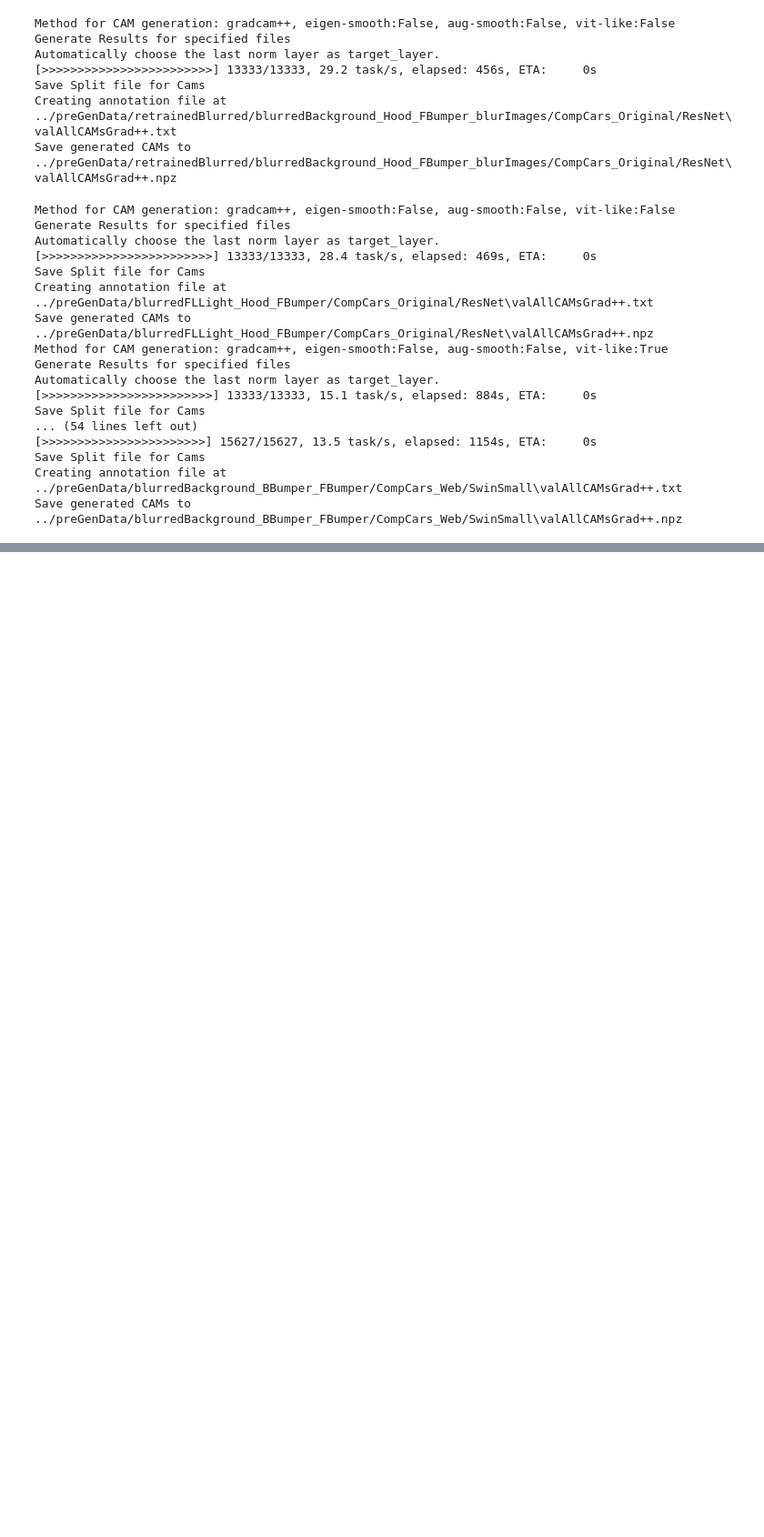
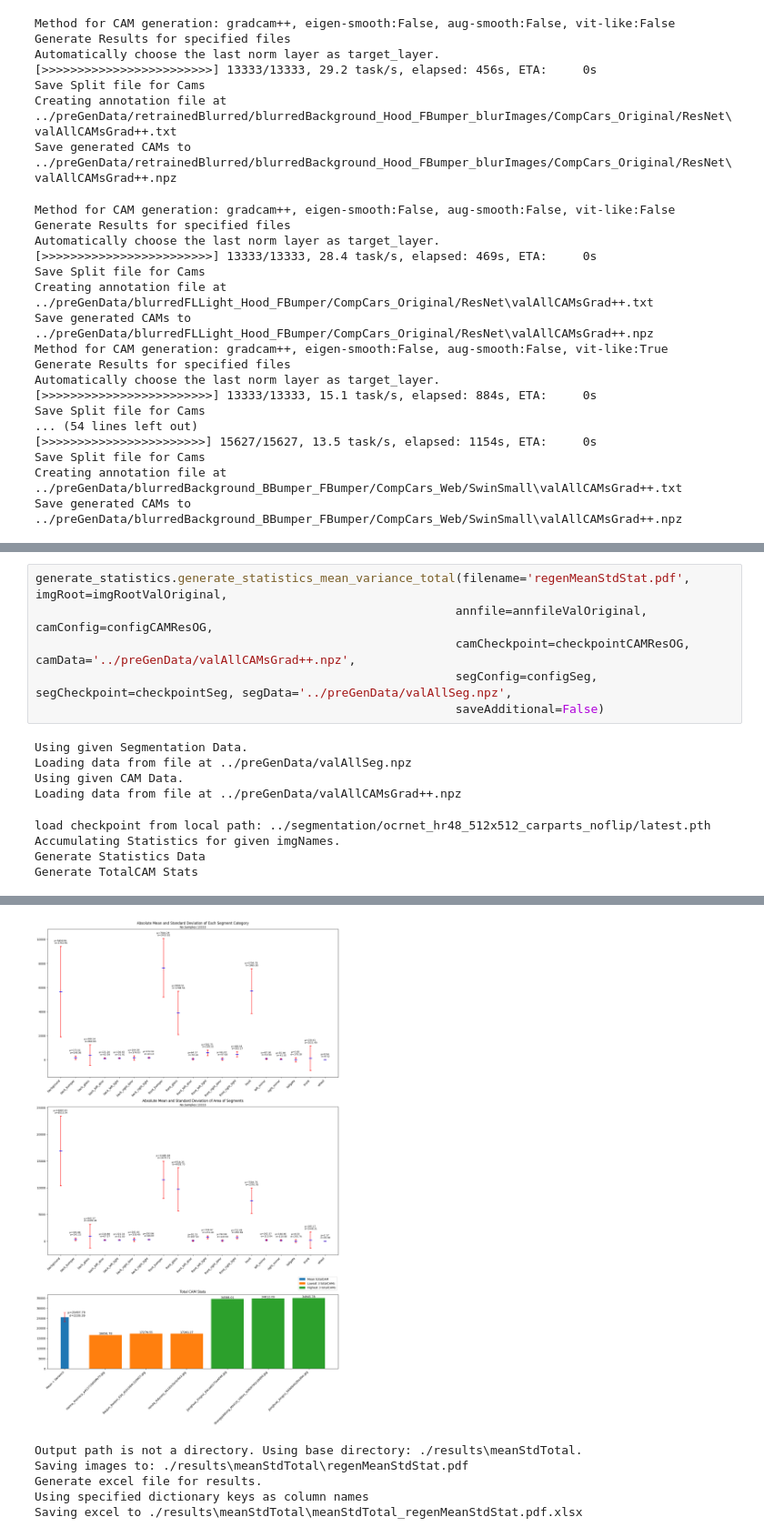
Before and after one commit to L1nusB/XAI-Vehicle-Classification, a Jupyter notebook: notebooks/GenerateData.ipynb, the cells around one changed output, grey strips where cells are left out. Shown at 91% size. Saved outputs shown, nothing was run; the diff lists cells and outputs as text; blank space fills up the shorter version.

```diff
--- a/notebooks/GenerateData.ipynb
+++ b/notebooks/GenerateData.ipynb
@@ -745,0 +822,15 @@ Save generated CAMs to ../preGenData/blurredBackground_BBumper_FBumper/CompCars_
+# %%
+generate_statistics.generate_statistics_mean_variance_total(filename='regenMeanStdStat.pdf', imgRoot=imgRootValOriginal,
+                                                           annfile=annfileValOriginal, camConfig=configCAMResOG,
+                                                           camCheckpoint=checkpointCAMResOG, camData='../preGenData/valAllCAMsGrad++.npz',
+                                                           segConfig=configSeg, segCheckpoint=checkpointSeg, segData='../preGenData/valAllSeg.npz',
+                                                           saveAdditional=False)
+# %% [output]
+Using given Segmentation Data.
+Loading data from file at ../preGenData/valAllSeg.npz
+Using given CAM Data.
+Loading data from file at ../preGenData/valAllCAMsGrad++.npz
+load checkpoint from local path: ../segmentation/ocrnet_hr48_512x512_carparts_noflip/latest.pth
+Accumulating Statistics for given imgNames.
+Generate Statistics Data
+Generate TotalCAM Stats
@@ -745,0 +841,6 @@ Save generated CAMs to ../preGenData/blurredBackground_BBumper_FBumper/CompCars_
+[figure, added]
+Output path is not a directory. Using base directory: ./results\meanStdTotal.
+Saving images to: ./results\meanStdTotal\regenMeanStdStat.pdf
+Generate excel file for results.
+Using specified dictionary keys as column names
+Saving excel to ./results\meanStdTotal\meanStdTotal_regenMeanStdStat.pdf.xlsx
```
Also changed, not shown: parts of 7 cells of this notebook, 5 other files.
